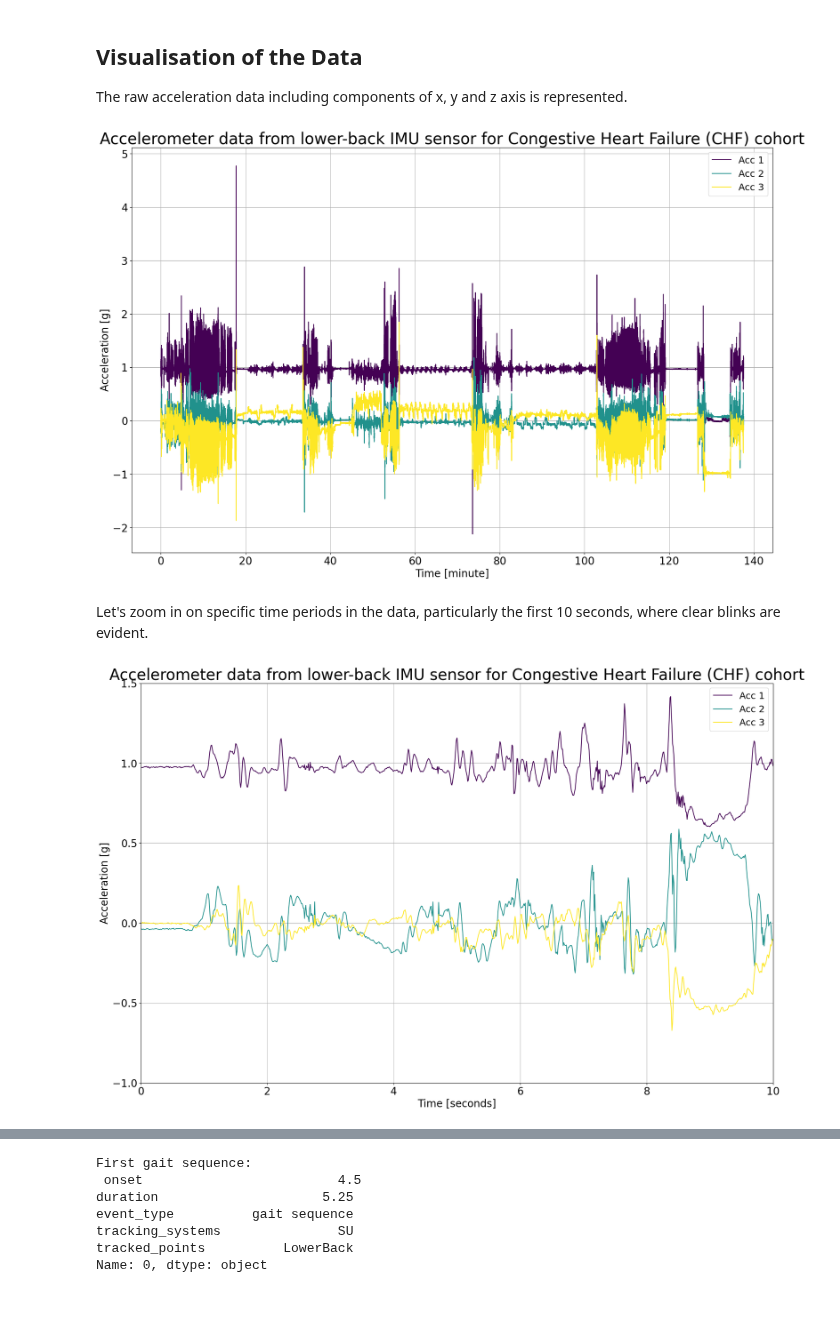
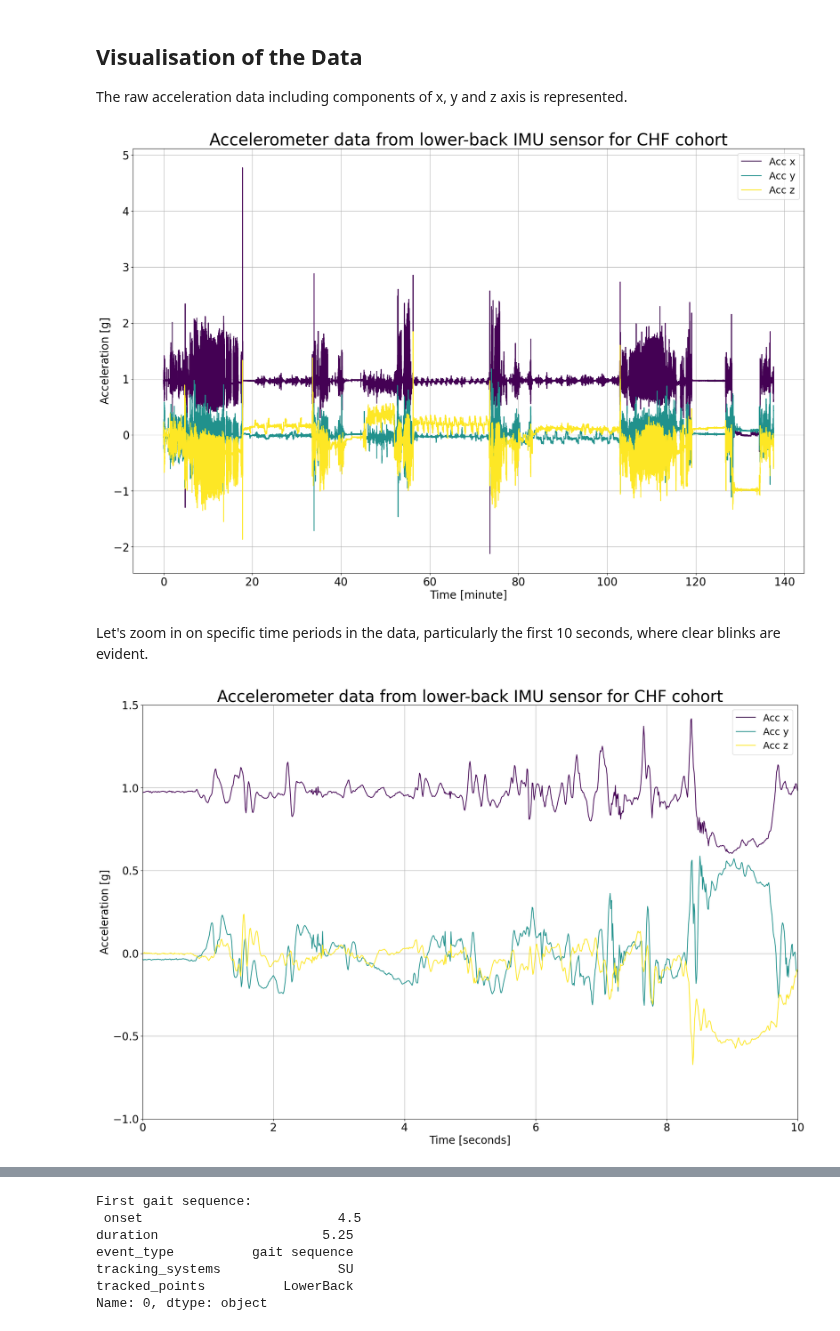
Before and after one commit to neurogeriatricskiel/KielMAT, a Jupyter notebook: examples/01_tutorial_gait_sequence_detection.ipynb, the cells around one changed output, grey strips where cells are left out. Saved outputs shown, nothing was run; the diff lists cells and outputs as text; code cells hidden in the pictures; blank space fills up the shorter version.

```diff
--- a/examples/01_tutorial_gait_sequence_detection.ipynb
+++ b/examples/01_tutorial_gait_sequence_detection.ipynb
@@ -86,36 +86,36 @@ plt.figure(figsize=(22, 14))
 colors = cfg_colors["raw"]
 
 # A loop is used to plot data for each accelerometer axis, applying different colors from the color map.
 for i in range(3):
     plt.plot(
         time_in_minute,
         acceleration_data[f"LowerBack_ACCEL_{chr(120 + i)}"],
         color=colors[i],
-        label=f"Acc {i + 1}",
+        label=f"Acc {'xyz'[i]}",
     )
 
 # Add labels and legends
 plt.xlabel("Time [minute]", fontsize=20)
 plt.ylabel("Acceleration [g]", fontsize=20)
 plt.legend(fontsize=18)
 
 # Add a title with a specified font size
 plt.title(
-    "Accelerometer data from lower-back IMU sensor for Congestive Heart Failure (CHF) cohort",
+    "Accelerometer data from lower-back IMU sensor for CHF cohort",
     fontsize=30,
 )
 
 # Customize tick font sizes
 plt.xticks(fontsize=20)
 plt.yticks(fontsize=20)
 
 # Display a grid for reference
 plt.grid(visible=None, which="both", axis="both")
 
 # Show the plot
 plt.show()
 # %% [output]
-[figure, old version]
+[figure, new version]
 # %% [markdown]
 Let's zoom in on specific time periods in the data, particularly the first 10 seconds, where clear blinks are evident.
 # %%
@@ -132,7 +132,7 @@ for i in range(3):
         time_seconds,
         acceleration_data[f"LowerBack_ACCEL_{chr(120 + i)}"],
         color=colors[i],
-        label=f"Acc {i + 1}",
+        label=f"Acc {'xyz'[i]}",
     )
 
 # Add labels and legends
@@ -142,7 +142,7 @@ plt.legend(fontsize=18)
 
 # Add a title
 plt.title(
-    "Accelerometer data from lower-back IMU sensor for Congestive Heart Failure (CHF) cohort",
+    "Accelerometer data from lower-back IMU sensor for CHF cohort",
     fontsize=30,
 )
 
@@ -160,5 +160,5 @@ plt.grid(visible=None, which="both", axis="both")
 # Show the plot
 plt.show()
 # %% [output]
-[figure, old version]
+[figure, new version]
 # %% [markdown]
```
Also changed, not shown: parts of 6 cells of this notebook, 10 other files.
